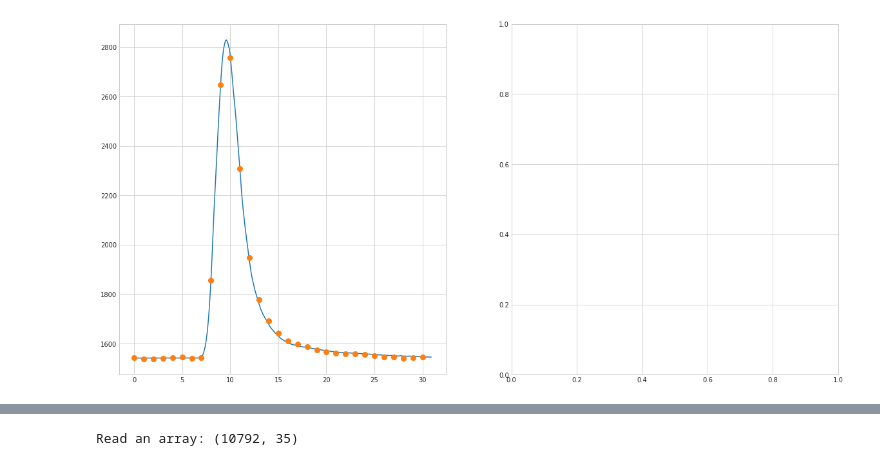
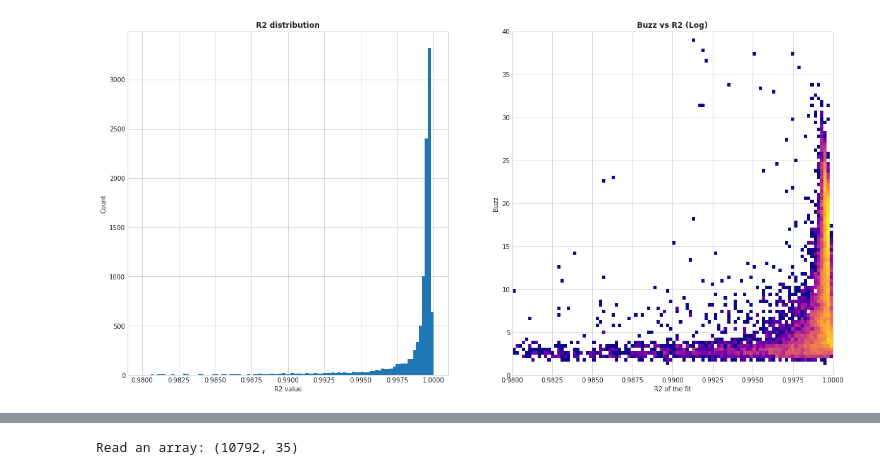
Before and after one commit to regmi-sijan/ml4cal, a Jupyter notebook: testbeam/template.ipynb, the cells around one changed output, grey strips where cells are left out. Saved outputs shown, nothing was run; the diff lists cells and outputs as text; code cells hidden in the pictures.

Commit message:
Experimenting wiht 5 outputs in the model (+buzz, +r2)

```diff
--- a/testbeam/template.ipynb
+++ b/testbeam/template.ipynb
@@ -26,13 +26,16 @@ from    scipy.stats import ks_2samp
 # %%
 from numpy import loadtxt
 
-template = loadtxt('templateV2.csv', delimiter=',')
+# Max at 6.17742
+
+template = loadtxt('template.csv', delimiter=',')
 print(f'''Template dimensions: {template.shape}''')
 
 # for entry in template: print(entry) print(template[:,0]) print(template[:,1])
 
 plt.style.use('seaborn-whitegrid')
-plt.rcParams["figure.figsize"] = (5,5)
+plt.rcParams["figure.figsize"] = (20,10)
 
 _ = plt.plot(template[:,0], template[:,1], '-r')
+plt.axvline(x=6.17742)
 # %% [output]
@@ -43,7 +47,9 @@ def tempfit(x, *par):
     return par[0]*np.interp((x - par[1]), template[:,0], template[:,1]) + par[2]
 # %%
 import numpy as np
-with open('8gev_2099_28.npy', 'rb') as f: X = np.load(f)
+from    matplotlib import colors
+
+with open('./data/8gev_2099_27.npy', 'rb') as f: X = np.load(f)
 print(f'''Read an array: {X.shape}''')
 
 cnt=0
@@ -54,45 +60,68 @@ x1 = np.linspace(0, 31, 310, endpoint=False)
 plt.style.use('seaborn-whitegrid')
 plt.rcParams["figure.figsize"] = (20,10)
 
-myTuple = (None, None, None, None)
+myTuple = ((None, None), (None, None))
 
 fig, myTuple = plt.subplots(1,2)
 
-for entry in X:
+buzz    = wave=X[:,34]
+r2      = wave=X[:,35]
 
-    wave=entry[0:31]
-    params=entry[31:]
+_ = myTuple[0].hist(r2, bins=100, range=(0.98, 1.0))
+myTuple[0].set_title('R2 distribution', fontweight='bold')
+myTuple[0].set_xlabel('R2 value')
+myTuple[0].set_ylabel('Count')
 
-    fit1 = tempfit(x1, *params)
-    fit  = tempfit(x, *params)
+_ = myTuple[1].hist2d(r2, buzz, bins=(100,100), range=((0.98, 1.0), (0, 40)), norm=colors.LogNorm(1.0), cmap='plasma')
 
-    # print(f'''p{params}''')
-    # print(f'''f{fit}''')
-    # print(f'''d{wave-fit}''')
+myTuple[1].grid(True)
 
-    _ = myTuple[cnt].plot(x1, fit1, '-')
-    _ = myTuple[cnt].plot(x, wave, 'o',  markersize=8)
+myTuple[1].set_title('Buzz vs R2 (Log)', fontweight='bold')
 
-    cnt+=1
-    if(cnt==1): break
+myTuple[1].set_xlabel('R2 of the fit')
+myTuple[1].set_ylabel('Buzz')
 
-cnt=0
-myTuple = (None, None, None, None)
-fig, myTuple = plt.subplots(1,2)
+# myTuple[1].xaxis.set_zorder(10.0)
+# ax1.yaxis.set_zorder(10.0)
 
-for entry in X:
+#for entry in X:
+#    wave=entry[35]
 
-    wave=entry[0:31]
-    params=entry[31:]
+# for entry in X:
 
-    fit  = tempfit(x, *params)
+#     wave=entry[0:31]
+#     params=entry[31:]
 
-    # print(f'''p{params}''')
-    # print(f'''f{fit}''')
-    # print(f'''d{wave-fit}''')
+#     fit1 = tempfit(x1, *params)
+#     fit  = tempfit(x, *params)
 
-    _ = myTuple[cnt].plot(x, (wave-fit), 'o',  markersize=8)
+#     # print(f'''p{params}''')
+#     # print(f'''f{fit}''')
+#     # print(f'''d{wave-fit}''')
 
-    cnt+=1
-    if(cnt==1): break
+#     _ = myTuple[cnt].plot(x1, fit1, '-')
+#     _ = myTuple[cnt].plot(x, wave, 'o',  markersize=8)
+
+#     cnt+=1
+#     if(cnt==1): break
+
+# cnt=0
+# myTuple = (None, None, None, None)
+# fig, myTuple = plt.subplots(1,2)
+
+# for entry in X:
+
+#     wave=entry[0:31]
+#     params=entry[31:]
+
+#     fit  = tempfit(x, *params)
+
+#     # print(f'''p{params}''')
+#     # print(f'''f{fit}''')
+#     # print(f'''d{wave-fit}''')
+
+#     _ = myTuple[cnt].plot(x, (wave-fit), 'o',  markersize=8)
+
+#     cnt+=1
+#     if(cnt==1): break
 # %% [output]
@@ -100 +130 @@ Read an array: (5973, 35)
-[figure, old version]
+[figure, new version]
```
Also changed, not shown: parts of 2 cells of this notebook, 3 other files.
